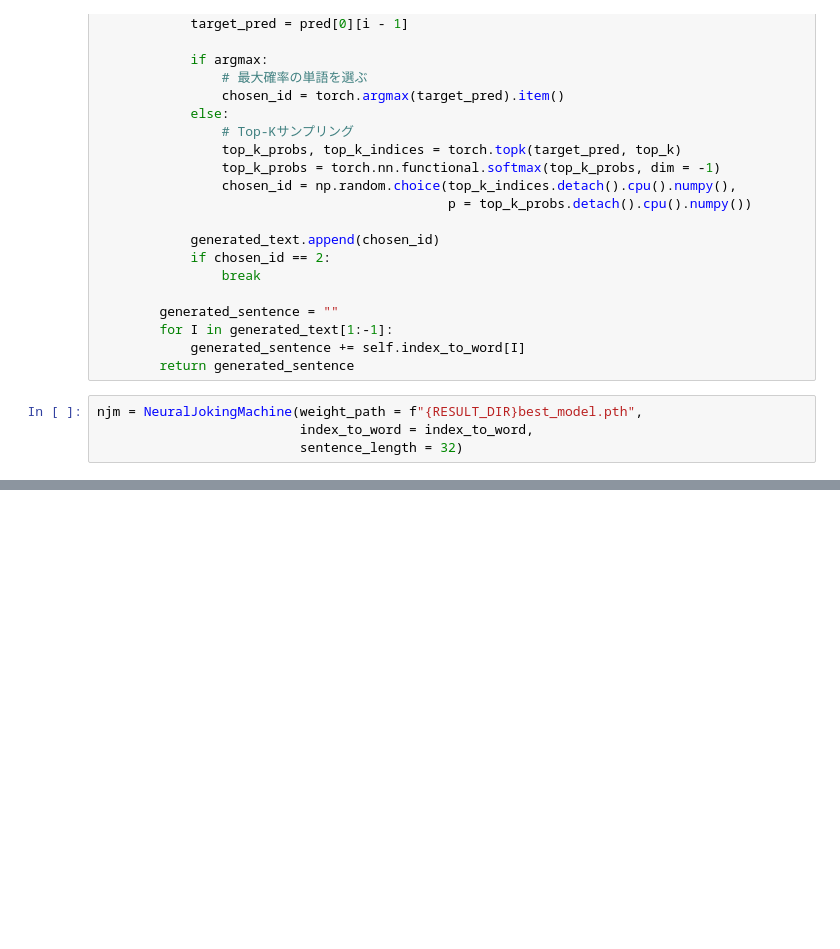
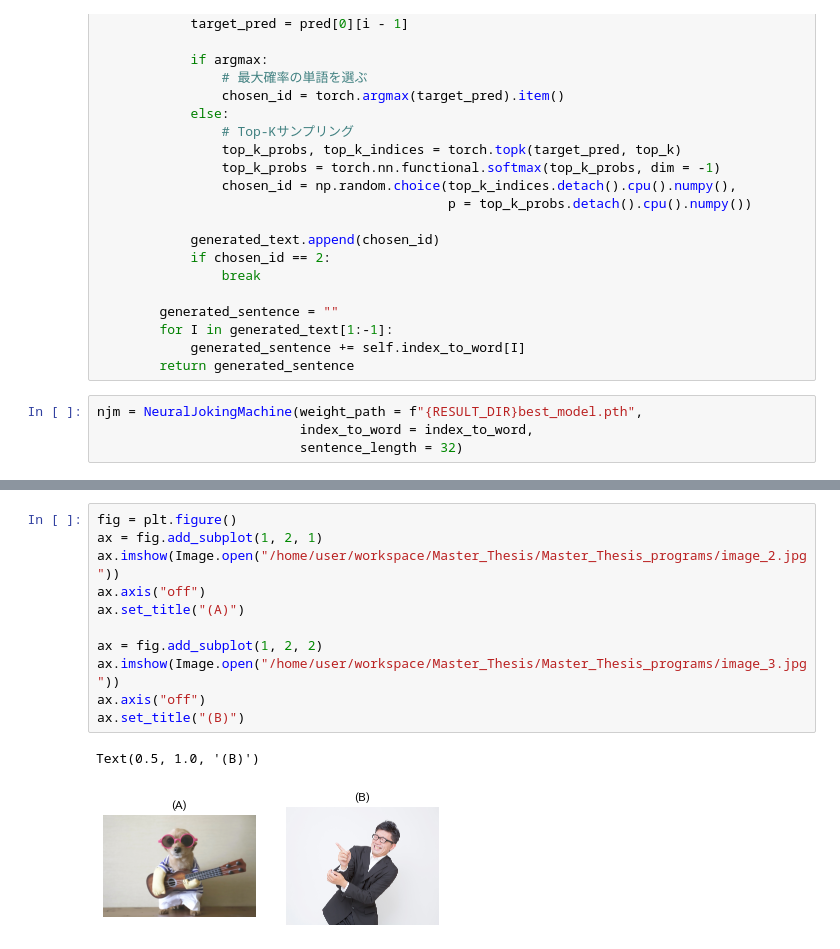
Before and after one commit to yryo1005/Master_Thesis_programs, a Jupyter notebook: Neural_Joking_Machine/Generate_Ogiri.ipynb, the cells around one changed output, grey strips where cells are left out. Cells and saved outputs as stored; diff of their text form; blank space fills up the shorter version.

```diff
--- a/Neural_Joking_Machine/Generate_Ogiri.ipynb
+++ b/Neural_Joking_Machine/Generate_Ogiri.ipynb
@@ -153,0 +154,14 @@ njm(image_path)
+# %%
+fig = plt.figure()
+ax = fig.add_subplot(1, 2, 1)
+ax.imshow(Image.open("/home/user/workspace/Master_Thesis/Master_Thesis_programs/image_2.jpg"))
+ax.axis("off")
+ax.set_title("(A)")
+
+ax = fig.add_subplot(1, 2, 2)
+ax.imshow(Image.open("/home/user/workspace/Master_Thesis/Master_Thesis_programs/image_3.jpg"))
+ax.axis("off")
+ax.set_title("(B)")
+# %% [output]
+Text(0.5, 1.0, '(B)')
+[figure, added]
```
Also changed, not shown: parts of 3 cells of this notebook, 5 other files.
